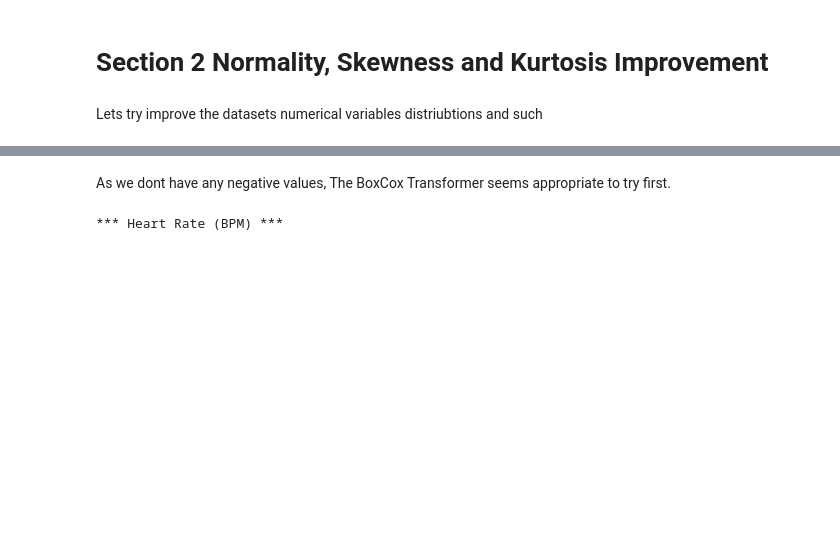
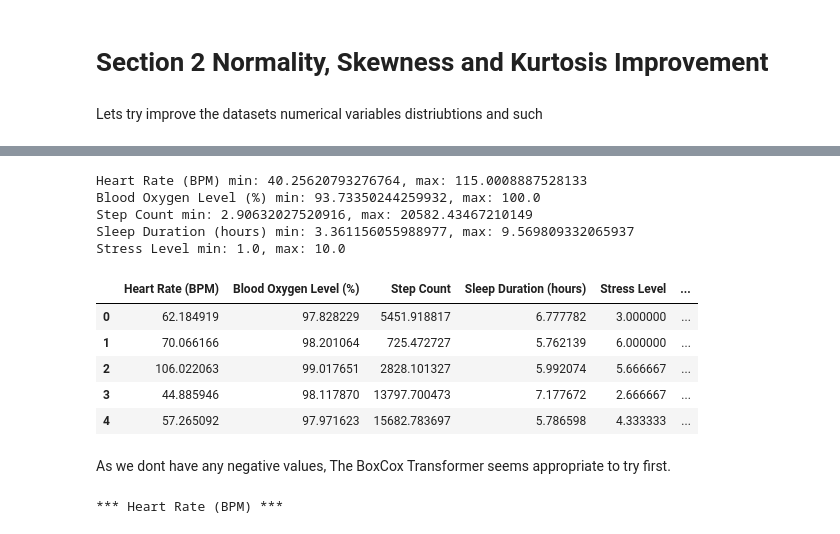
Before and after one commit to MaxBWiseman/Predictive_Analytics_Project, a Jupyter notebook: jupyter_notebooks/Feature_Engineering_Notebook.ipynb, the cells around one changed output, grey strips where cells are left out. Saved outputs shown, nothing was run; the diff lists cells and outputs as text; code cells hidden in the pictures; blank space fills up the shorter version.

```diff
--- a/jupyter_notebooks/Feature_Engineering_Notebook.ipynb
+++ b/jupyter_notebooks/Feature_Engineering_Notebook.ipynb
@@ -101,3 +105,22 @@ Stress Level min: 1, max: 10
+# %%
+# check min and max for numeric variables to see if boxcox is suitable
+for col in df_smooth:
+    if df_smooth[col].dtype == "float64" or df_smooth[col].dtype == "int64":
+        print(f"{col} min: {df_smooth[col].min()}, max: {df_smooth[col].max()}")
+
+df_smooth.head()
+# %% [output]
+Heart Rate (BPM) min: 40.25620793276764, max: 115.0008887528133
+Blood Oxygen Level (%) min: 93.73350244259932, max: 100.0
+Step Count min: 2.90632027520916, max: 20582.43467210149
+Sleep Duration (hours) min: 3.361156055988977, max: 9.569809332065937
+Stress Level min: 1.0, max: 10.0
+|  | Heart Rate (BPM) | Blood Oxygen Level (%) | Step Count | Sleep Duration (hours) | Stress Level | ... |
+| 0 | 62.184919 | 97.828229 | 5451.918817 | 6.777782 | 3.000000 | ... |
+| 1 | 70.066166 | 98.201064 | 725.472727 | 5.762139 | 6.000000 | ... |
+| 2 | 106.022063 | 99.017651 | 2828.101327 | 5.992074 | 5.666667 | ... |
+| 3 | 44.885946 | 98.117870 | 13797.700473 | 7.177672 | 2.666667 | ... |
+| 4 | 57.265092 | 97.971623 | 15682.783697 | 5.786598 | 4.333333 | ... |
 # %% [markdown]
 As we dont have any negative values, The BoxCox Transformer seems appropriate to try first.
 # %%
```
Also changed, not shown: parts of 19 cells of this notebook.
